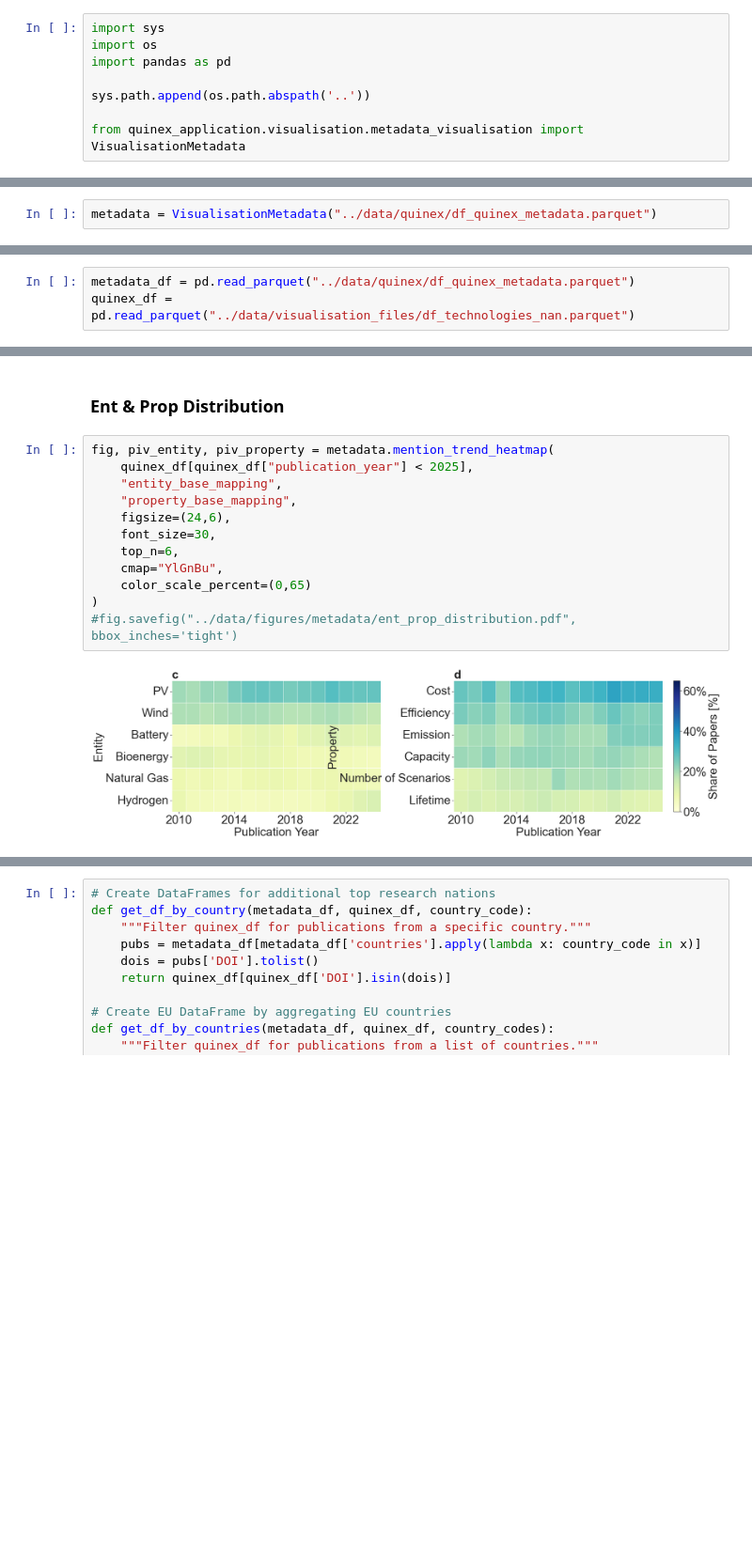
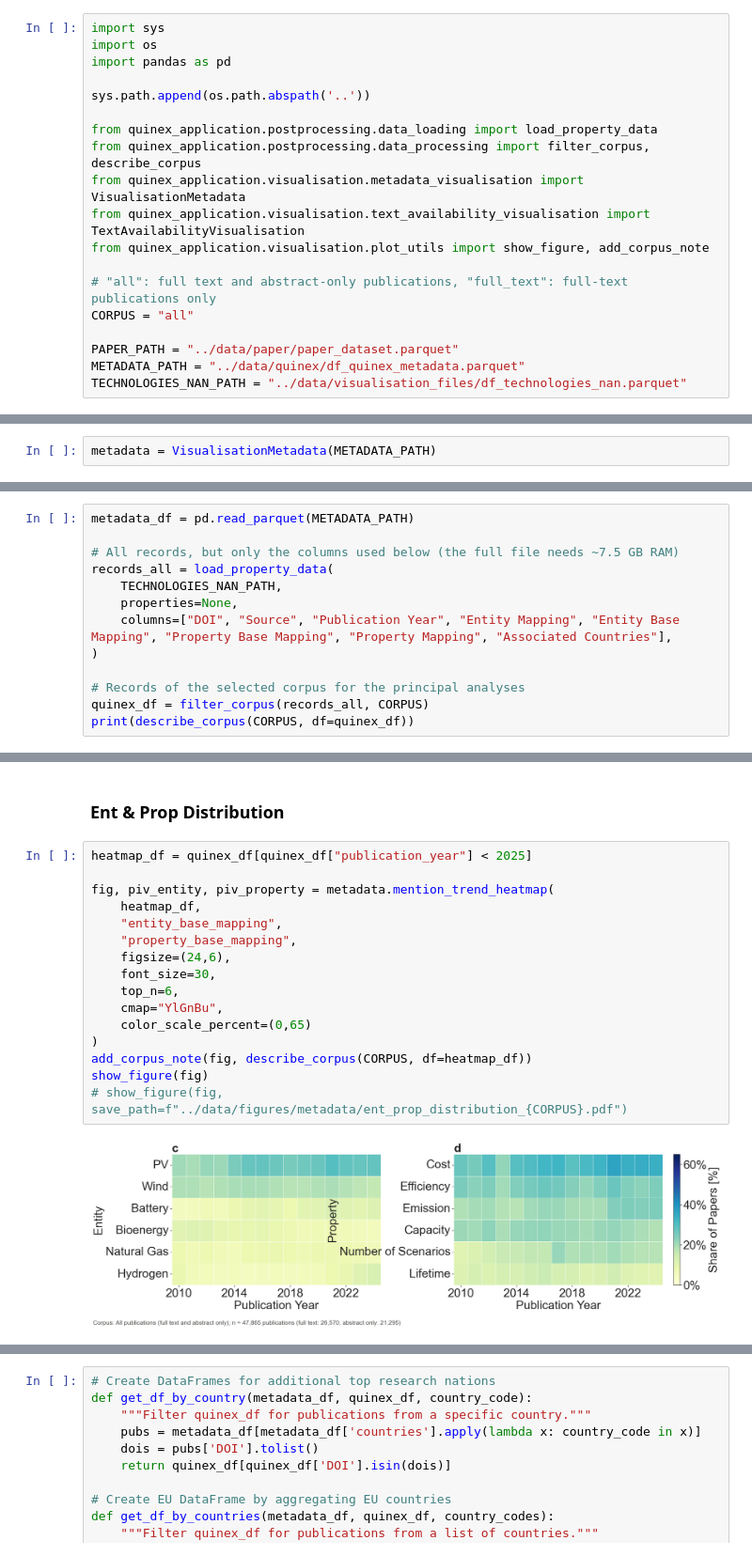
Before and after one commit to FZJ-IEK3-VSA/quinex-energy-system-studies, a Jupyter notebook: notebooks/Step4_MetadataVisualisation.ipynb, the cells around one changed output, grey strips where cells are left out. Shown at 94% size. Cells and saved outputs as stored; diff of their text form; blank space fills up the shorter version.

Commit message:
- Improved Loading Time of Parquet Files within notebooks - Added stats about full-text / abstract-only to plotting - Created figures about full-text and abstract-only comparison

```diff
--- a/notebooks/Step4_MetadataVisualisation.ipynb
+++ b/notebooks/Step4_MetadataVisualisation.ipynb
@@ -5,4 +5,15 @@ import pandas as pd
 
 sys.path.append(os.path.abspath('..'))
 
+from quinex_application.postprocessing.data_loading import load_property_data
+from quinex_application.postprocessing.data_processing import filter_corpus, describe_corpus
 from quinex_application.visualisation.metadata_visualisation import VisualisationMetadata
+from quinex_application.visualisation.text_availability_visualisation import TextAvailabilityVisualisation
+from quinex_application.visualisation.plot_utils import show_figure, add_corpus_note
+
+# "all": full text and abstract-only publications, "full_text": full-text publications only
+CORPUS = "all"
+
+PAPER_PATH = "../data/paper/paper_dataset.parquet"
+METADATA_PATH = "../data/quinex/df_quinex_metadata.parquet"
+TECHNOLOGIES_NAN_PATH = "../data/visualisation_files/df_technologies_nan.parquet"
@@ -9,5 +22,5 @@ from quinex_application.visualisation.metadata_visualisation import Visualisatio
 # %%
-metadata = VisualisationMetadata("../data/quinex/df_quinex_metadata.parquet")
+metadata = VisualisationMetadata(METADATA_PATH)
 # %% [markdown]
 # **Load Data**
 # %%
@@ -16,3 +30,13 @@ df_paper = df_paper[df_paper["Quinex"] == True]
 # %%
-metadata_df = pd.read_parquet("../data/quinex/df_quinex_metadata.parquet")
-quinex_df = pd.read_parquet("../data/visualisation_files/df_technologies_nan.parquet")
+metadata_df = pd.read_parquet(METADATA_PATH)
+
+# All records, but only the columns used below (the full file needs ~7.5 GB RAM)
+records_all = load_property_data(
+    TECHNOLOGIES_NAN_PATH,
+    properties=None,
+    columns=["DOI", "Source", "Publication Year", "Entity Mapping", "Entity Base Mapping", "Property Base Mapping", "Property Mapping", "Associated Countries"],
+)
+
+# Records of the selected corpus for the principal analyses
+quinex_df = filter_corpus(records_all, CORPUS)
+print(describe_corpus(CORPUS, df=quinex_df))
@@ -21,18 +75,22 @@ quinex_df = pd.read_parquet("../data/visualisation_files/df_technologies_nan.par
 # %% [markdown]
 ### **Ent & Prop Distribution**
 # %%
+heatmap_df = quinex_df[quinex_df["publication_year"] < 2025]
+
 fig, piv_entity, piv_property = metadata.mention_trend_heatmap(
-    quinex_df[quinex_df["publication_year"] < 2025],
+    heatmap_df,
     "entity_base_mapping",
     "property_base_mapping",
     figsize=(24,6),
     font_size=30,
     top_n=6,
     cmap="YlGnBu",
     color_scale_percent=(0,65)
 )
-#fig.savefig("../data/figures/metadata/ent_prop_distribution.pdf", bbox_inches='tight')
+add_corpus_note(fig, describe_corpus(CORPUS, df=heatmap_df))
+show_figure(fig)
+# show_figure(fig, save_path=f"../data/figures/metadata/ent_prop_distribution_{CORPUS}.pdf")
 # %% [output]
-[figure, old version]
+[figure, new version]
 # %% [markdown]
 ### **Share of Publication per Country**
```
Also changed, not shown: parts of 12 cells of this notebook, 11 other files.
